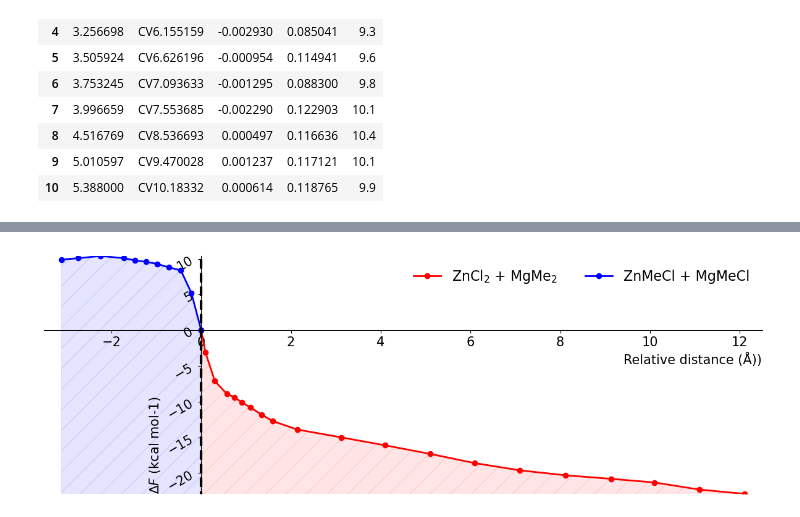
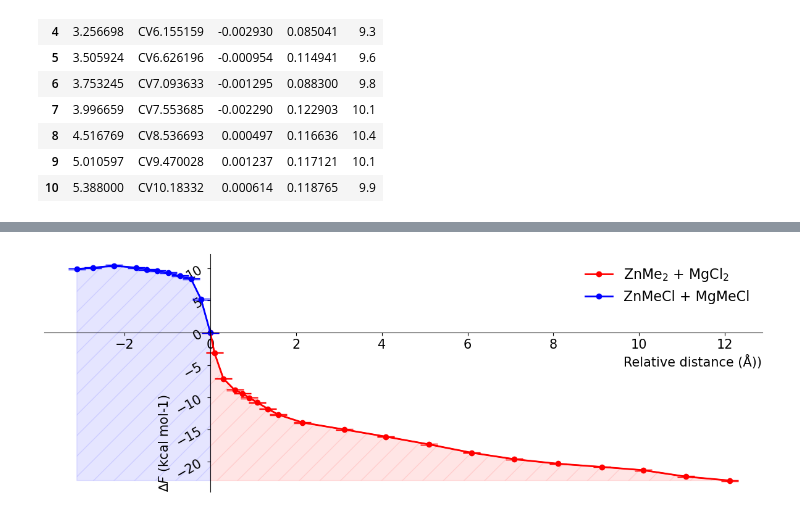
Before and after one commit to jordan-rio/Data_manager, a Jupyter notebook: Data_Manager.ipynb, the cells around one changed output, grey strips where cells are left out. Cells and saved outputs as stored; diff of their text form; code cells hidden in the pictures.

Commit message:
Added new user-friendly functions for plotting and a lot of comments

```diff
--- a/Data_Manager.ipynb
+++ b/Data_Manager.ipynb
@@ -36,6 +36,20 @@ def Data_treatment(path,cut1,cut2,FileName,order):
         df['DF'] = np.round(- integrate.cumtrapz(pd.to_numeric(df.AvLag[::-1]), pd.to_numeric(df.DisAngs[::-1]) , initial=0)*627.51, 1)
     df.to_csv(str(os.getcwd())+'/'+FileName+'.dat', sep=' ')
     return(df)
+
+
+def plotting(X,Y, fill,MIN_FILL, error, COLOR, LINESTYLE,LABEL) :
+    for pos in ['right', 'top']: plt.gca().spines[pos].set_visible(False)
+    axe=plt.gca() ;
+    axe.spines['bottom'].set_position('zero')
+    axe.spines['left'].set_position('zero')
+    plt.plot(X, Y, color = COLOR, label=LABEL, marker='o', linewidth=2, linestyle=LINESTYLE)
+    if fill == True:
+        plt.fill_between(X, Y,MIN_FILL, color=COLOR, alpha=0.1, hatch="/")
+    if error != None:
+        plt.errorbar(X, Y, yerr=error,capsize=10, color=COLOR)
+    plt.legend(fontsize=16,frameon=False)
+    plt.xticks(size=15) ; plt.yticks(size=15, rotation=30)
 # %%
 path_ZnMe2 = "/Volumes/VERBATIM HD/3_Save_Mai2023/Salt_effects/Zn_to_Mg_Transmetallation/Bluemoon/Jordan_system/Dimer_ZnMg_THF/ZnMe2_MgCl2/BM/RECAP/LAG/"
 Data_treatment(path_ZnMe2,0, None,'ZnMe2_MgCl2','direct')
@@ -76,29 +109,18 @@ Data_treatment(path_ZnMeCl,100,20000,'ZnMeCl_MgMeCl_20000','direct')
 # %%
-df1 = ReadFile_DF("ZnMe2_MgCl2.dat") ; df2 = ReadFile_DF("ZnMeCl_MgMeCl.dat")
+df1 = ReadFile_DF("ZnMe2_MgCl2.dat") ; df2 = ReadFile_DF("ZnMeCl_MgMeCl.dat") #To be adjusted
 
-plt.figure(figsize=[15,5])
-for pos in ['right', 'top']: plt.gca().spines[pos].set_visible(False)
-
+plt.figure(figsize=[15,5]) ;
 df1x = df1.DisAngs-min(df1.DisAngs) ; df1y = df1.DF
-plt.plot(df1x, df1y, color = 'red', label='ZnCl$_{2}$ + MgMe$_{2}$', marker='o', linewidth=2)
-plt.fill_between(df1x, df1y,-100, color='red', alpha=0.1, hatch="/")
-#plt.errorbar(df1x, df1y,yerr=df1.Error,capsize=10, color='red')
+plotting(df1x, df1y, True, min(df1y), [df1.Error], 'red', 'solid', 'ZnMe$_{2}$ + MgCl$_{2}$')
 
 df2x = -df2.DisAngs+min(df2.DisAngs) ; df2y = df2.DF
-plt.plot(df2x, df2y, color = 'blue', label='ZnMeCl + MgMeCl', marker='o', linewidth=2)
-plt.fill_between(df2x, df2y,-100, color='blue', alpha=0.1, hatch="/")
-#plt.errorbar(df2x, df2y,yerr=df2.Error,capsize=10, color='blue')
+plotting(df2x, df2y, True,min(df1y), [df2.Error], 'blue', 'solid', 'ZnMeCl + MgMeCl')
 
-plt.vlines(0,ymin=-100,ymax=100, color='black', linewidth=3, linestyles='dashed')
 
-axe=plt.gca() ;
-axe.spines['bottom'].set_position('zero')
-axe.spines['left'].set_position('zero')
 
-plt.legend(fontsize=16, ncol=2,frameon=False)
-plt.xticks(size=15) ; plt.yticks(size=15, rotation=30)
-plt.xlabel("Relative distance (Å))", size=15,loc='right') ; plt.ylabel('∆${F}$ (kcal mol-1)', size=15,loc='bottom',rotation=90)
-plt.ylim(min(df1.DF),max(df2.DF)) ; plt.xlim(-3.5,12.5)
+plt.xlabel("Relative distance (Å))", size=15,loc='right')
+plt.ylabel('∆${F}$ (kcal mol-1)', size=15,loc='bottom',rotation=90)
+#plt.xlim(-3.5,12.5)
 plt.savefig('profile_ZnMe2_MgCl2_THF.pdf')
 # %% [output]
-[figure, old version]
+[figure, new version]
```
Also changed, not shown: parts of 5 cells of this notebook.
